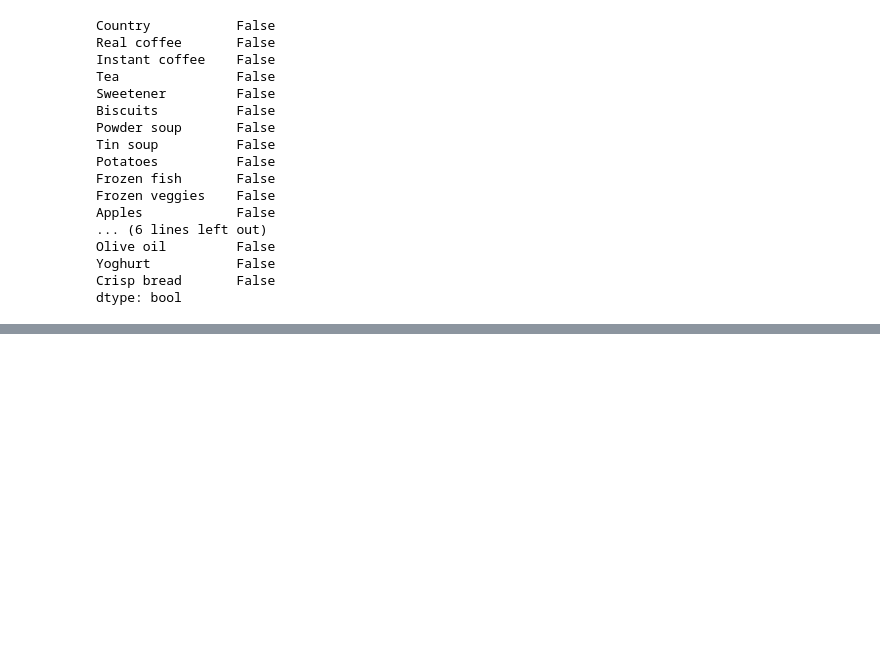
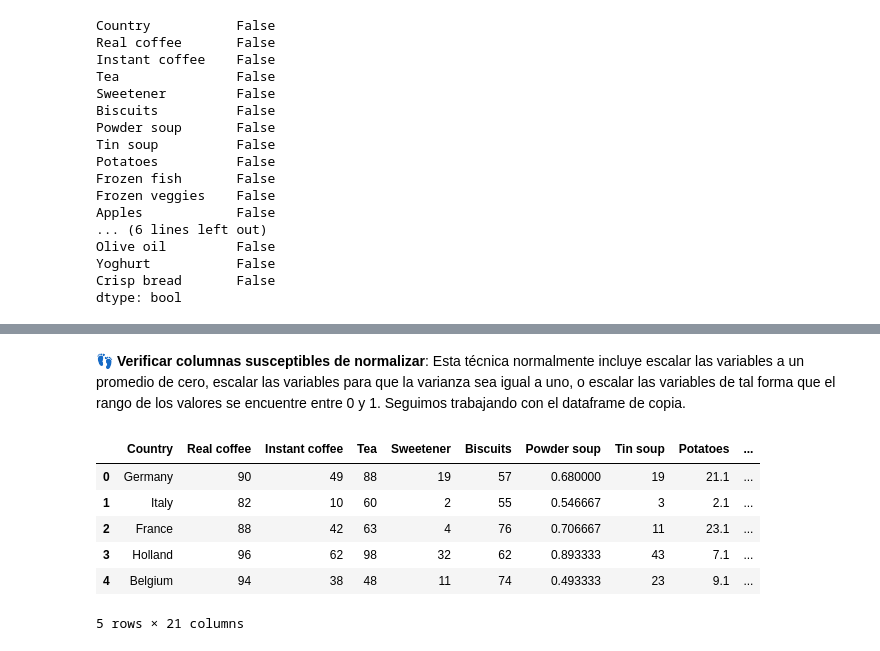
Before and after one commit to PosgradoMNA/actividades-de-aprendizaje-A01793509, a Jupyter notebook: IBM - Data Analysis with Python/Semana 5 - Data Analysis with Python (IBM) (Módulo 2).ipynb, the cells around one changed output, grey strips where cells are left out. Drawn from its saved outputs; the diff is of its cells as text; code cells hidden in the pictures; blank space fills up the shorter version.

```diff
--- a/IBM - Data Analysis with Python/Semana 5 - Data Analysis with Python (IBM) (Módulo 2).ipynb
+++ b/IBM - Data Analysis with Python/Semana 5 - Data Analysis with Python (IBM) (Módulo 2).ipynb
@@ -306,0 +341,14 @@ df[['symboling', 'engine-size']].describe()
+# %% [markdown]
+👣 **Verificar columnas susceptibles de normalizar**: Esta técnica normalmente incluye escalar las variables a un promedio de cero, escalar las variables para que la varianza sea igual a uno, o escalar las variables de tal forma que el rango de los valores se encuentre entre 0 y 1. Seguimos trabajando con el dataframe de copia.
+# %%
+#Le aplicaremos a las columna "Powder soup" la normalización para llevarlo a un rango de 0 a 1
+dfCopia['Powder soup'] = dfCopia['Powder soup']/dfCopia['Powder soup'].max()
+dfCopia.head()
+# %% [output]
+|  | Country | Real coffee | Instant coffee | Tea | Sweetener | Biscuits | Powder soup | Tin soup | Potatoes | ... |
+| 0 | Germany | 90 | 49 | 88 | 19 | 57 | 0.680000 | 19 | 21.1 | ... |
+| 1 | Italy | 82 | 10 | 60 | 2 | 55 | 0.546667 | 3 | 2.1 | ... |
+| 2 | France | 88 | 42 | 63 | 4 | 76 | 0.706667 | 11 | 23.1 | ... |
+| 3 | Holland | 96 | 62 | 98 | 32 | 62 | 0.893333 | 43 | 7.1 | ... |
+| 4 | Belgium | 94 | 38 | 48 | 11 | 74 | 0.493333 | 23 | 9.1 | ... |
+5 rows × 21 columns
```
Also changed, not shown: parts of 24 cells of this notebook.
